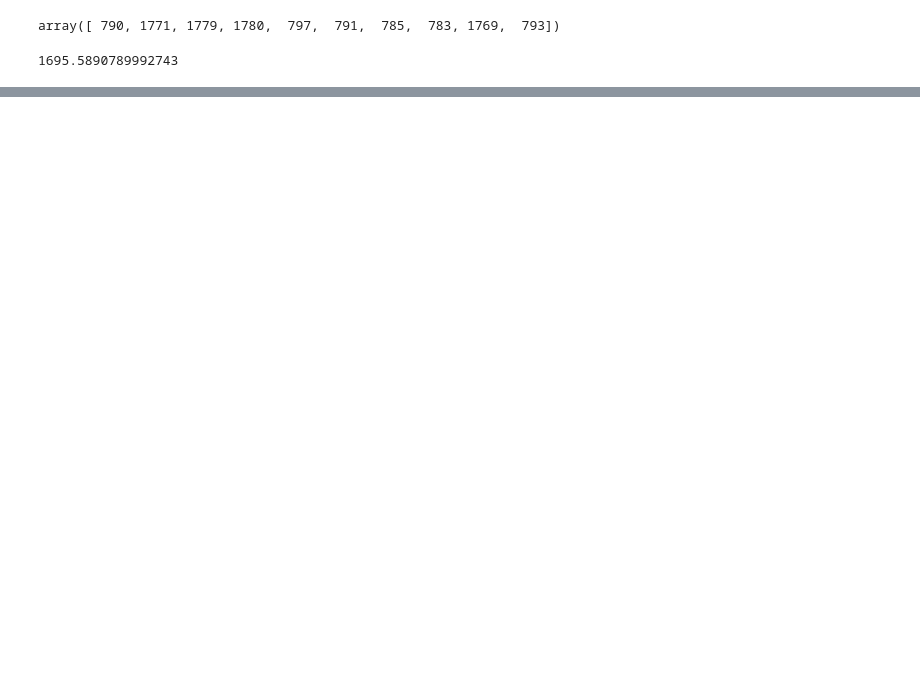
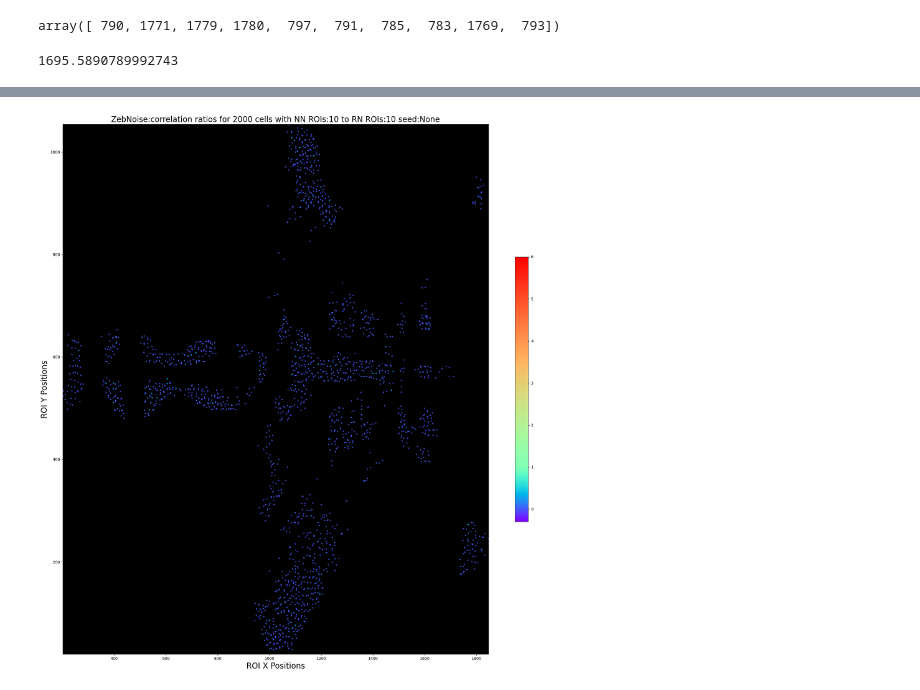
Before and after one commit to duutabib/local-gaucamole, a Jupyter notebook: notebooks/robustSigs/zebrafish_interactive_refactoring.ipynb, the cells around one changed output, grey strips where cells are left out. Drawn from its saved outputs; the diff is of its cells as text; code cells hidden in the pictures; blank space fills up the shorter version.

```diff
--- a/notebooks/robustSigs/zebrafish_interactive_refactoring.ipynb
+++ b/notebooks/robustSigs/zebrafish_interactive_refactoring.ipynb
@@ -353,0 +469,22 @@ dSlike = np.empty_like(dS)
+# %%
+noisy_data0 = d0.mean() + d0.std()* np.random.randn(2880, 83205)
+render_ratio_corr_for_cells(
+    x,
+    y,
+    d0=noisy_data,
+    dS=dS,
+    roc=ratio_of_correlations_for_rois,
+    num_rois=num_rois,
+    nnpop=10,
+    rnpop=10,
+    seed=None,
+    tag='ZebNoise',
+    sdir=None,
+    figsize=(20, 20),
+    edgecolor='white',
+    marker_size=20,
+    radial_scale=10,
+    circle_patch=False,
+)
+# %% [output]
+[figure, added]
```
Also changed, not shown: parts of 20 cells of this notebook.
